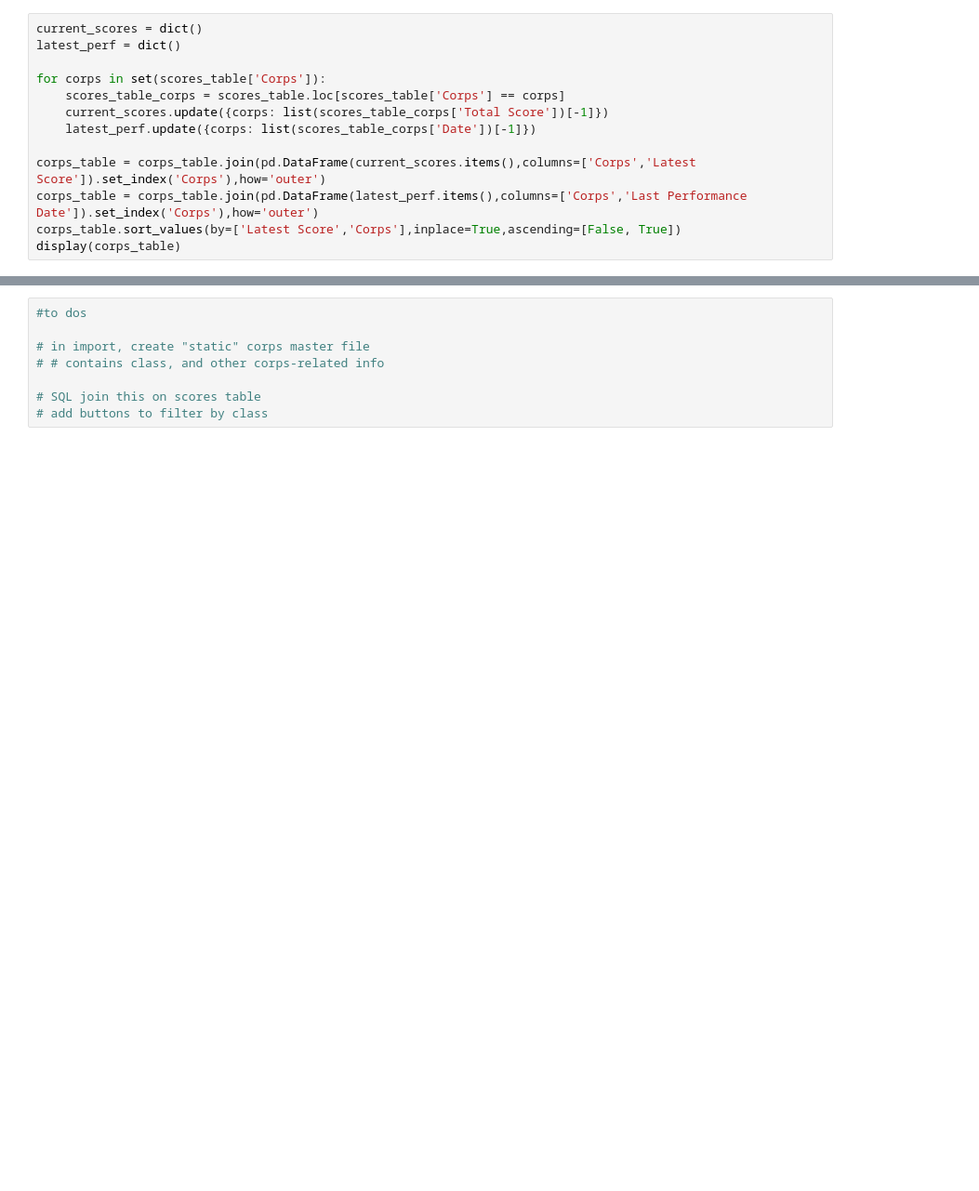
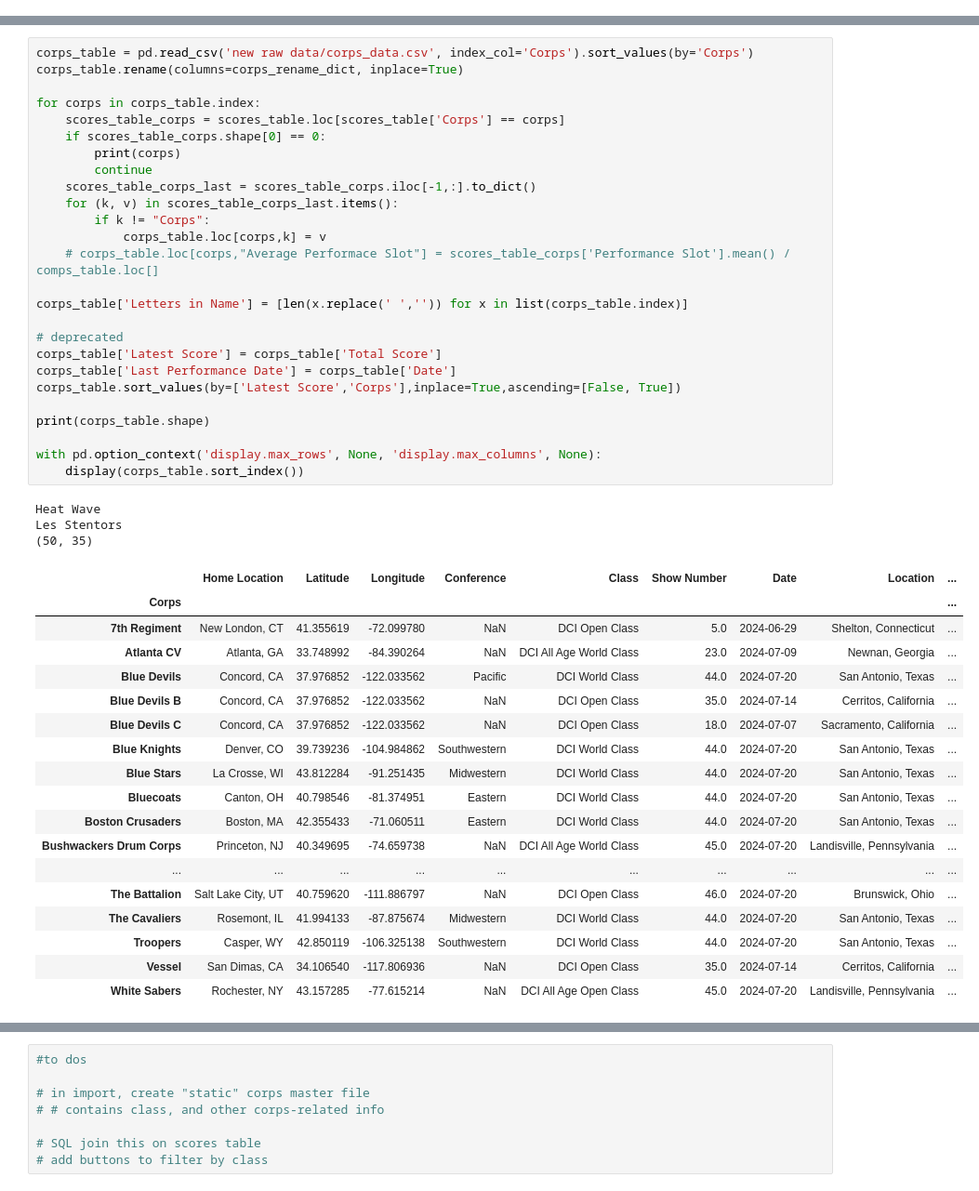
Before and after one commit to notromanramirez/dci-2024, a Jupyter notebook: dci2024.ipynb, the cells around one changed output, grey strips where cells are left out. Shown at 93% size. Cells and saved outputs as stored; diff of their text form; blank space fills up the shorter version.

```diff
--- a/dci2024.ipynb
+++ b/dci2024.ipynb
@@ -184,13 +0,0 @@ with pd.option_context('display.max_rows', None, 'display.max_columns', None):
-# %%
-current_scores = dict()
-latest_perf = dict()
-
-for corps in set(scores_table['Corps']):
-    scores_table_corps = scores_table.loc[scores_table['Corps'] == corps]
-    current_scores.update({corps: list(scores_table_corps['Total Score'])[-1]})
-    latest_perf.update({corps: list(scores_table_corps['Date'])[-1]})
-
-corps_table = corps_table.join(pd.DataFrame(current_scores.items(),columns=['Corps','Latest Score']).set_index('Corps'),how='outer')
-corps_table = corps_table.join(pd.DataFrame(latest_perf.items(),columns=['Corps','Last Performance Date']).set_index('Corps'),how='outer')
-corps_table.sort_values(by=['Latest Score','Corps'],inplace=True,ascending=[False, True])
-display(corps_table)
@@ -220,2 +109,50 @@ day_of_season = (pd.Timestamp(today) - scores_table['Date'].min()).days
+# %%
+corps_table = pd.read_csv('new raw data/corps_data.csv', index_col='Corps').sort_values(by='Corps')
+corps_table.rename(columns=corps_rename_dict, inplace=True)
+
+for corps in corps_table.index:
+    scores_table_corps = scores_table.loc[scores_table['Corps'] == corps]
+    if scores_table_corps.shape[0] == 0:
+        print(corps)
+        continue
+    scores_table_corps_last = scores_table_corps.iloc[-1,:].to_dict()
+    for (k, v) in scores_table_corps_last.items():
+        if k != "Corps":
+            corps_table.loc[corps,k] = v
+    # corps_table.loc[corps,"Average Performace Slot"] = scores_table_corps['Performance Slot'].mean() / comps_table.loc[]
+
+corps_table['Letters in Name'] = [len(x.replace(' ','')) for x in list(corps_table.index)]
+
+# deprecated
+corps_table['Latest Score'] = corps_table['Total Score']
+corps_table['Last Performance Date'] = corps_table['Date']
+corps_table.sort_values(by=['Latest Score','Corps'],inplace=True,ascending=[False, True])
+
+print(corps_table.shape)
+
+with pd.option_context('display.max_rows', None, 'display.max_columns', None):
+    display(corps_table.sort_index())
+# %% [output]
+Heat Wave
+Les Stentors
+(50, 35)
+|  | Home Location | Latitude | Longitude | Conference | Class | Show Number | Date | Location | ... |
+| Corps |  |  |  |  |  |  |  |  | ... |
+| 7th Regiment | New London, CT | 41.355619 | -72.099780 | NaN | DCI Open Class | 5.0 | 2024-06-29 | Shelton, Connecticut | ... |
+| Atlanta CV | Atlanta, GA | 33.748992 | -84.390264 | NaN | DCI All Age World Class | 23.0 | 2024-07-09 | Newnan, Georgia | ... |
+| Blue Devils | Concord, CA | 37.976852 | -122.033562 | Pacific | DCI World Class | 44.0 | 2024-07-20 | San Antonio, Texas | ... |
+| Blue Devils B | Concord, CA | 37.976852 | -122.033562 | NaN | DCI Open Class | 35.0 | 2024-07-14 | Cerritos, California | ... |
+| Blue Devils C | Concord, CA | 37.976852 | -122.033562 | NaN | DCI Open Class | 18.0 | 2024-07-07 | Sacramento, California | ... |
+| Blue Knights | Denver, CO | 39.739236 | -104.984862 | Southwestern | DCI World Class | 44.0 | 2024-07-20 | San Antonio, Texas | ... |
+| Blue Stars | La Crosse, WI | 43.812284 | -91.251435 | Midwestern | DCI World Class | 44.0 | 2024-07-20 | San Antonio, Texas | ... |
+| Bluecoats | Canton, OH | 40.798546 | -81.374951 | Eastern | DCI World Class | 44.0 | 2024-07-20 | San Antonio, Texas | ... |
+| Boston Crusaders | Boston, MA | 42.355433 | -71.060511 | Eastern | DCI World Class | 44.0 | 2024-07-20 | San Antonio, Texas | ... |
+| Bushwackers Drum Corps | Princeton, NJ | 40.349695 | -74.659738 | NaN | DCI All Age World Class | 45.0 | 2024-07-20 | Landisville, Pennsylvania | ... |
+| ... | ... | ... | ... | ... | ... | ... | ... | ... | ... |
+| The Battalion | Salt Lake City, UT | 40.759620 | -111.886797 | NaN | DCI Open Class | 46.0 | 2024-07-20 | Brunswick, Ohio | ... |
+| The Cavaliers | Rosemont, IL | 41.994133 | -87.875674 | Midwestern | DCI World Class | 44.0 | 2024-07-20 | San Antonio, Texas | ... |
+| Troopers | Casper, WY | 42.850119 | -106.325138 | Southwestern | DCI World Class | 44.0 | 2024-07-20 | San Antonio, Texas | ... |
+| Vessel | San Dimas, CA | 34.106540 | -117.806936 | NaN | DCI Open Class | 35.0 | 2024-07-14 | Cerritos, California | ... |
+| White Sabers | Rochester, NY | 43.157285 | -77.615214 | NaN | DCI All Age Open Class | 45.0 | 2024-07-20 | Landisville, Pennsylvania | ... |
 # %%
 # determine difference in score by comp
```
Also changed, not shown: parts of 9 cells of this notebook, 24 other files.
